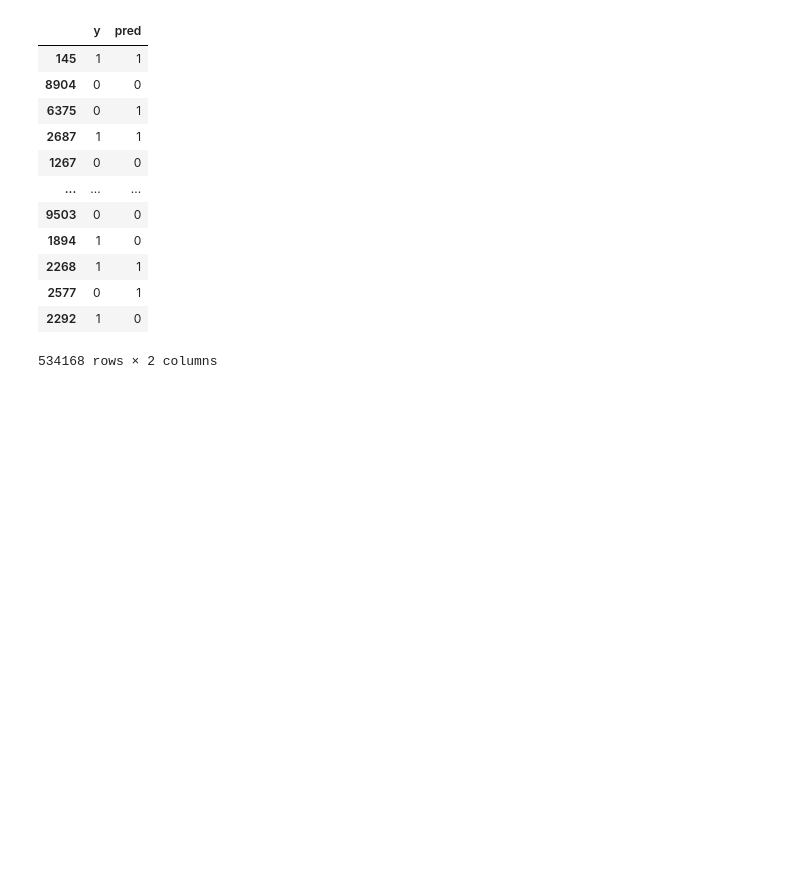
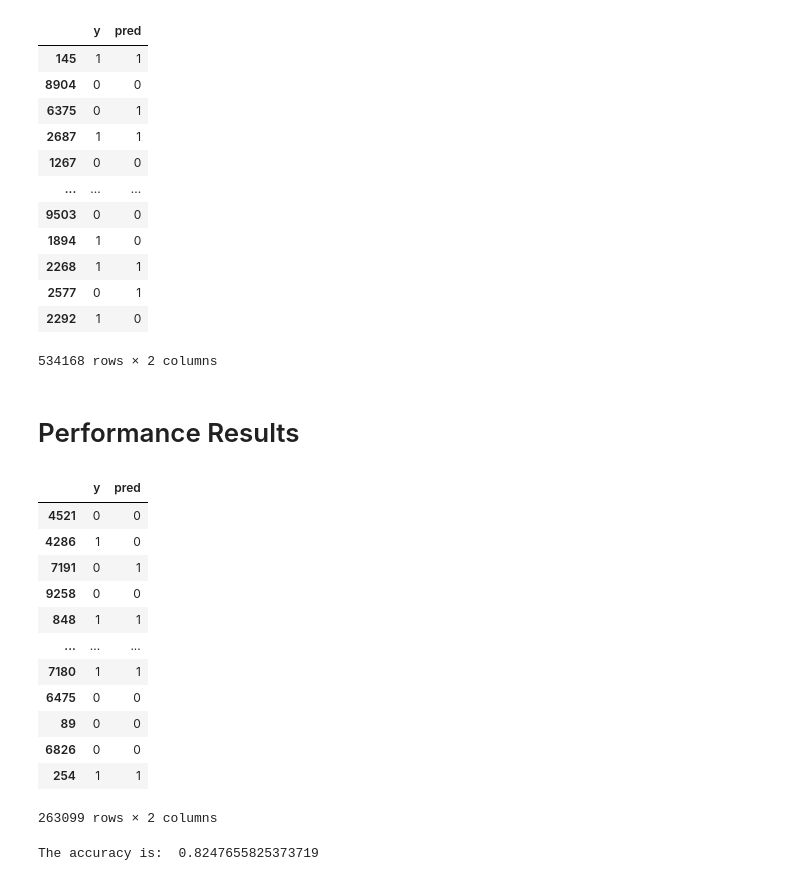
Before and after one commit to Rushp0/Electromyography-and-Gradient-Boosting, a Jupyter notebook: EMG_Dataset.ipynb, the cells around one changed output. Cells and saved outputs as stored; diff of their text form; code cells hidden in the pictures; blank space fills up the shorter version.

```diff
--- a/EMG_Dataset.ipynb
+++ b/EMG_Dataset.ipynb
@@ -175,3 +175,31 @@ y_train
 | 2577 | 0 | 1 |
 | 2292 | 1 | 0 |
 534168 rows × 2 columns
+# %% [markdown]
+# Performance Results
+# %%
+gbs = GradientBoostingClassifier(100, 0.1)
+gbs.fit(X_test, y_test)
+output = y_test
+
+output["pred"] = gbs.predict(X_test)
+output
+# %% [output]
+|  | y | pred |
+| 4521 | 0 | 0 |
+| 4286 | 1 | 0 |
+| 7191 | 0 | 1 |
+| 9258 | 0 | 0 |
+| 848 | 1 | 1 |
+| ... | ... | ... |
+| 7180 | 1 | 1 |
+| 6475 | 0 | 0 |
+| 89 | 0 | 0 |
+| 6826 | 0 | 0 |
+| 254 | 1 | 1 |
+263099 rows × 2 columns
+# %%
+acc = sklearn.metrics.accuracy_score(output["y"], output["pred"])
+print("The accuracy is: ", acc)
+# %% [output]
+The accuracy is:  0.8247655825373719
```
